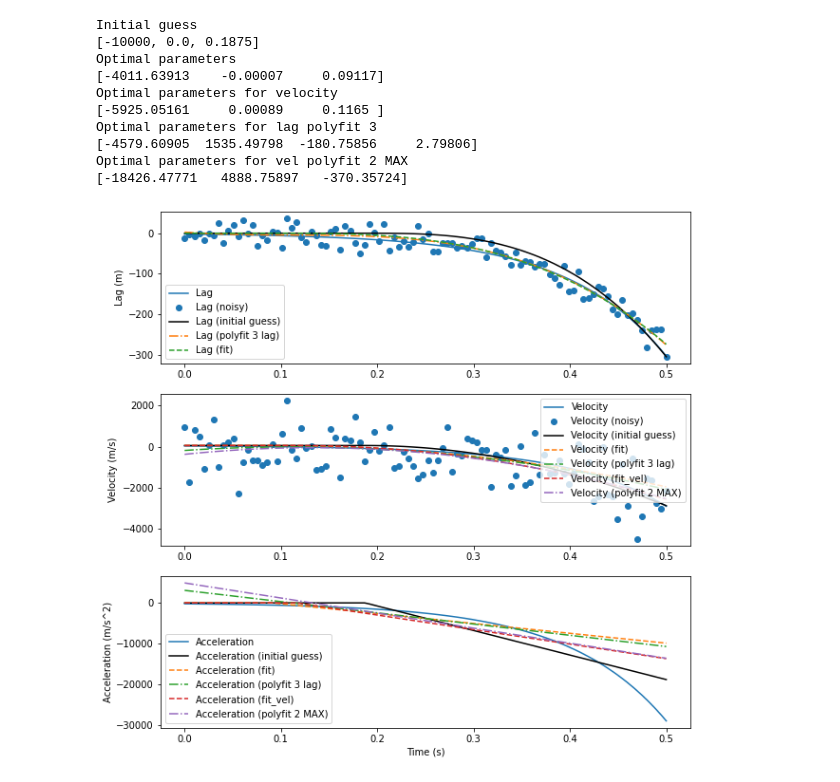
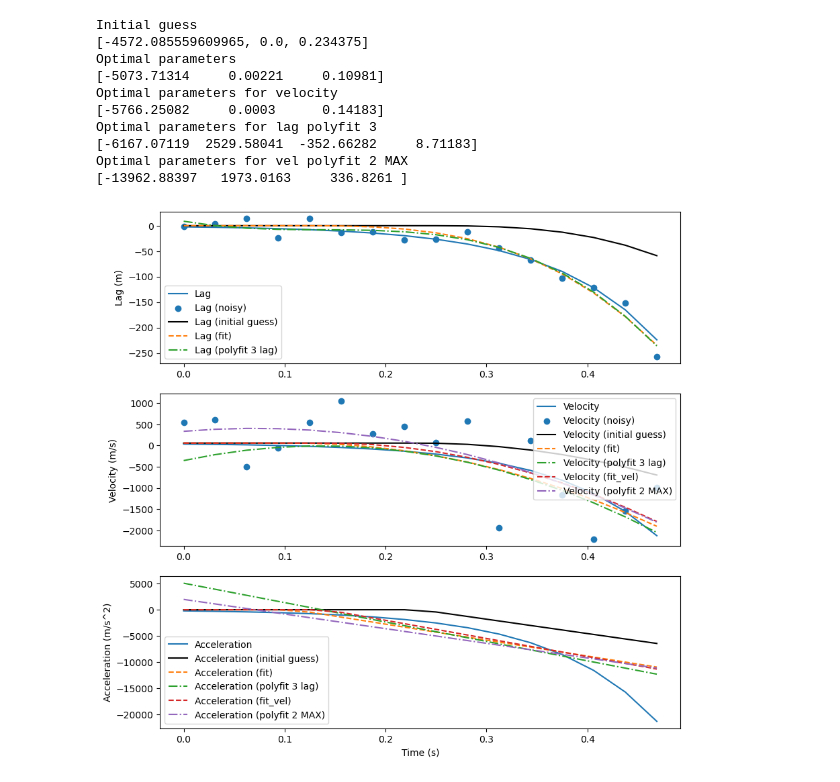
Before and after one commit to MaximilianVovk/WMPG-repoMAX, a Jupyter notebook: Code/PCA/Dynamic_Fitting.ipynb, the cells around one changed output. Saved outputs shown, nothing was run; the diff lists cells and outputs as text; code cells hidden in the pictures.

```diff
--- a/Code/PCA/Dynamic_Fitting.ipynb
+++ b/Code/PCA/Dynamic_Fitting.ipynb
@@ -109,7 +109,8 @@ def lag_residual(params, t_time, l_data):
 
     return np.sum((l_data - quadratic_lag(t_time, *params))**2)
 # %%
-time_array = np.linspace(0, 0.5, 100)
+# time_array = np.linspace(0, 0.5, 100)
+time_array = np.arange(0, 0.5, 0.03125)
 l0 = 0
 v0 = 59 # m/s
 a = -500
@@ -148,5 +149,5 @@ def velocity_residual_v0(params, t_time, v_data):
 # velocity_array = quadratic_velocity(time_array, a, b, v0)
 # acceleration_array = quadratic_acceleration(time_array, a, b)
 
-# a1=0.00464513* 500
-# a2=9.747014113
+a1=0.00464513* 500
+a2=9.747014113
@@ -195,5 +154,4 @@ a2=9.747014113
 # %%
-
 lag_array=jacchia_Lag(time_array, a1, a2)
 length_array=jacchia_Length(time_array, a1, a2, v0, l0)
 velocity_array=jacchia_Vel(time_array, a1, a2, v0)
@@ -214,11 +172,18 @@ vel_array_noisy = velocity_array + np.random.normal(0, vel_noise, len(velocity_a
 # Set t0 to the middle of the time array
 t0 = np.mean(time_array)
 
+# fit a line woith the noisty velocity data
+p = np.polyfit(time_array, vel_array_noisy, 1)
+
+# initial guess of deceleration decel
+decel0 = p[0]
+
 p0 = [-2000, -5000, t0]
 # p0 = [-3.77628219e+03,  9.64136440e-07, 7.65056353e-02]
 # p0 = [-19543.839, 0.,   0.268]
 # p0 = [-10168.603,      0.,         0.183]
-p0 = [-10000,      0.,         t0*3/4]
+# p0 = [-10000,      0.,         t0*3/4]
+p0 = [decel0,      0.,         t0]
 
 print("Initial guess")
 print(p0)
@@ -229,6 +194,14 @@ opt_res = opt.minimize(lag_residual, p0, args=(time_array, lag_array_noisy), met
 #opt_res = opt.basinhopping(lag_residual, p0, minimizer_kwargs={"args": (time_array, lag_array_noisy), "method": "L-BFGS-B"}, niter=100)
 
 opt_res_vel = opt.minimize(velocity_residual_v0, p0, args=(time_array, vel_array_noisy), method='Nelder-Mead')
+
+'''
+#computed
+pickle.lag
+lengh vs time
+
+
+'''
 
 
 # plot the results not in scientific notation
@@ -274,38 +247,38 @@ fig, ax = plt.subplots(3, 1, figsize=(10, 10))
 ax[0].plot(time_array, lag_array, label='Lag')
 ax[0].scatter(time_array, lag_array_noisy, label='Lag (noisy)')
 ax[0].plot(time_array, quadratic_lag(time_array, *p0), label='Lag (initial guess)', c='k')
+ax[0].plot(time_array, quadratic_lag(time_array, a_fit, b_fit, t0_fit), label='Lag (fit)', linestyle='--')
 ax[0].plot(time_array, lag_array_fit_poly3, label='Lag (polyfit 3 lag)', linestyle='-.')
-ax[0].plot(time_array, quadratic_lag(time_array, a_fit, b_fit, t0_fit), label='Lag (fit)', linestyle='--')
 ax[0].set_ylabel('Lag (m)')
 ax[0].legend()
 ax[1].plot(time_array, velocity_array, label='Velocity')
 ax[1].scatter(time_array, vel_array_noisy, label='Velocity (noisy)')
 ax[1].plot(time_array, quadratic_velocity(time_array, p0[0], p0[1], v0 ,p0[2]), label='Velocity (initial guess)', c='k')
 ax[1].plot(time_array, velocity_array_fit, label='Velocity (fit)', linestyle='--')
 ax[1].plot(time_array, velocity_array_fit_poly3, label='Velocity (polyfit 3 lag)', linestyle='-.')
 ax[1].plot(time_array, quadratic_velocity_v0(time_array, a_fit_vel, b_fit_vel,t0_fit_vel), label='Velocity (fit_vel)', linestyle='--')
 ax[1].plot(time_array, velocity_array_fit_poly2, label='Velocity (polyfit 2 MAX)', linestyle='-.')
 ax[1].set_ylabel('Velocity (m/s)')
 ax[1].legend()
 ax[2].plot(time_array, acceleration_array, label='Acceleration')
 ax[2].plot(time_array, quadratic_acceleration(time_array, *p0), label='Acceleration (initial guess)', c='k')
 ax[2].plot(time_array, acceleration_array_fit, label='Acceleration (fit)', linestyle='--')
 ax[2].plot(time_array, acceleration_array_fit_poly3, label='Acceleration (polyfit 3 lag)', linestyle='-.')
 ax[2].plot(time_array, acceleration_array_fit_vel, label='Acceleration (fit_vel)', linestyle='--')
 ax[2].plot(time_array, acceleration_array_fit_poly2, label='Acceleration (polyfit 2 MAX)', linestyle='-.')
 ax[2].set_ylabel('Acceleration (m/s^2)')
 ax[2].legend()
 plt.xlabel('Time (s)')
 plt.show()
 # %% [output]
 Initial guess
-[-10000, 0.0, 0.1875]
+[-4572.085559609965, 0.0, 0.234375]
 Optimal parameters
-[-4011.63913    -0.00007     0.09117]
+[-5073.71314     0.00221     0.10981]
 Optimal parameters for velocity
-[-5925.05161     0.00089     0.1165 ]
+[-5766.25082     0.0003      0.14183]
 Optimal parameters for lag polyfit 3
-[-4579.60905  1535.49798  -180.75856     2.79806]
+[-6167.07119  2529.58041  -352.66282     8.71183]
 Optimal parameters for vel polyfit 2 MAX
-[-18426.47771   4888.75897   -370.35724]
+[-13962.88397   1973.0163     336.8261 ]
-[figure, old version]
+[figure, new version]
```
Also changed, not shown: parts of 1 cell of this notebook.
